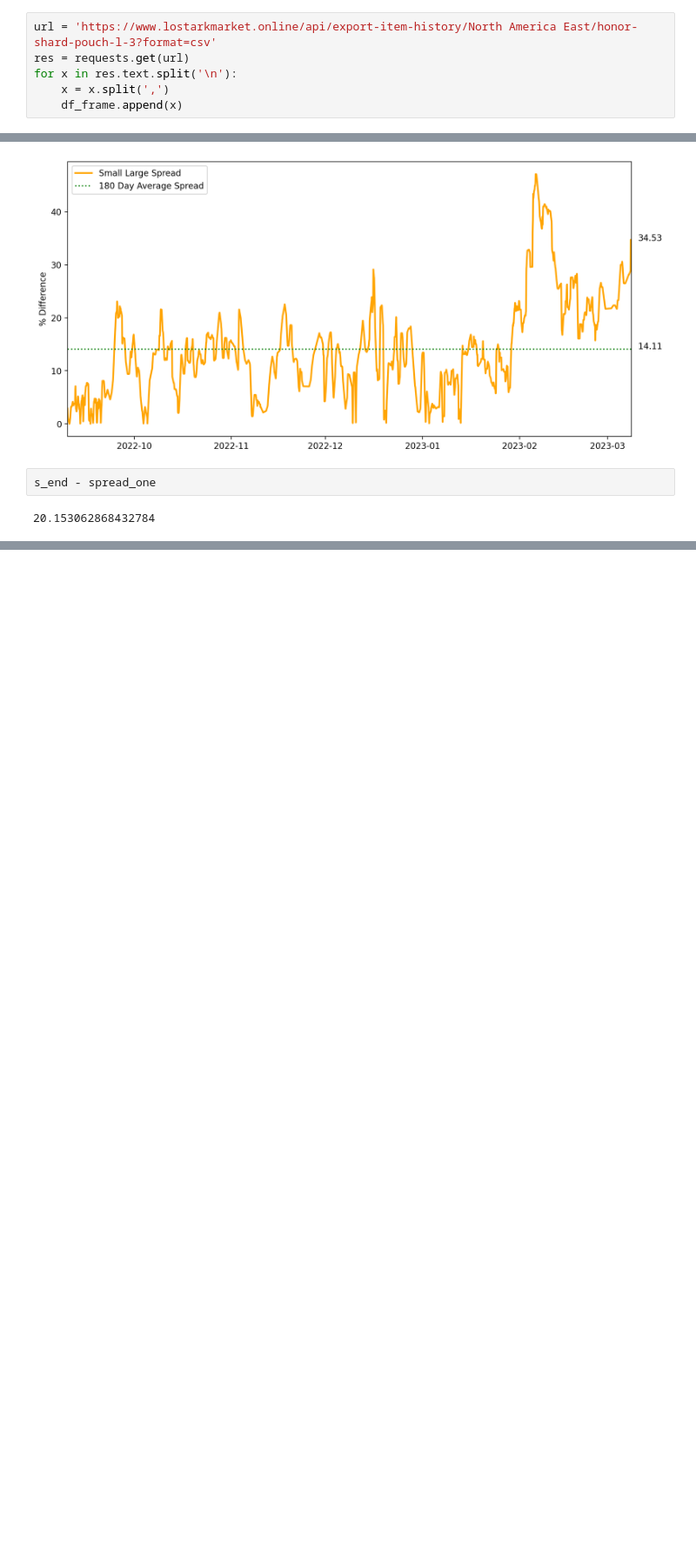
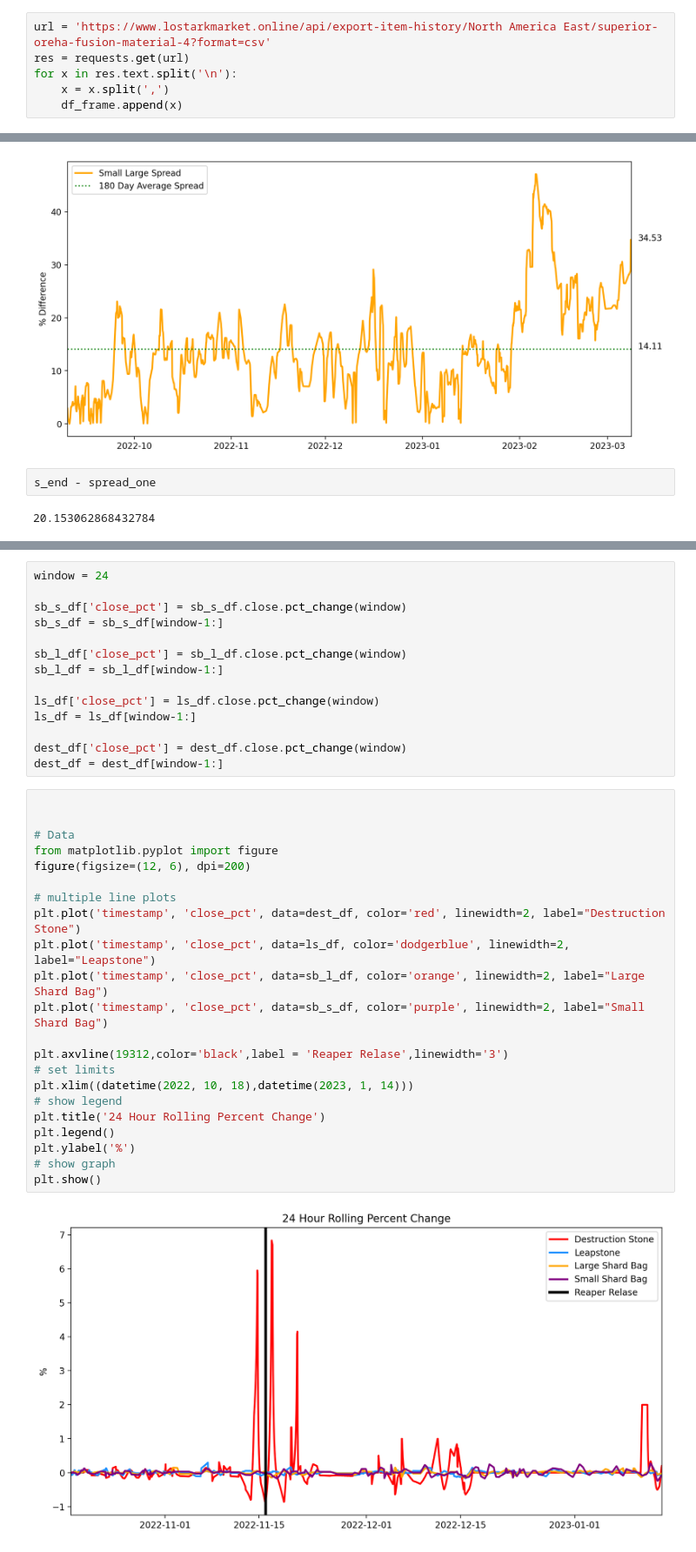
Before and after one commit to FunFighter/lost-ark-market-analysis, a Jupyter notebook: weeklytrend.ipynb, the cells around one changed output, grey strips where cells are left out. Shown at 87% size. Cells and saved outputs as stored; diff of their text form; blank space fills up the shorter version.

Commit message:
Update weeklytrend.ipynb
updated for crafting cost charting

```diff
--- a/weeklytrend.ipynb
+++ b/weeklytrend.ipynb
@@ -131,7 +131,7 @@ Starting download
 120/127
 125/127
 # %%
-url = 'https://www.lostarkmarket.online/api/export-item-history/North America East/honor-shard-pouch-l-3?format=csv'
+url = 'https://www.lostarkmarket.online/api/export-item-history/North America East/superior-oreha-fusion-material-4?format=csv'
 res = requests.get(url)
 for x in res.text.split('\n'):
     x = x.split(',')
@@ -454,0 +468,38 @@ s_end - spread_one
+# %%
+window = 24
+
+sb_s_df['close_pct'] = sb_s_df.close.pct_change(window)
+sb_s_df = sb_s_df[window-1:]
+
+sb_l_df['close_pct'] = sb_l_df.close.pct_change(window)
+sb_l_df = sb_l_df[window-1:]
+
+ls_df['close_pct'] = ls_df.close.pct_change(window)
+ls_df = ls_df[window-1:]
+
+dest_df['close_pct'] = dest_df.close.pct_change(window)
+dest_df = dest_df[window-1:]
+# %%
+
+
+# Data
+from matplotlib.pyplot import figure
+figure(figsize=(12, 6), dpi=200)
+
+# multiple line plots
+plt.plot('timestamp', 'close_pct', data=dest_df, color='red', linewidth=2, label="Destruction Stone")
+plt.plot('timestamp', 'close_pct', data=ls_df, color='dodgerblue', linewidth=2, label="Leapstone")
+plt.plot('timestamp', 'close_pct', data=sb_l_df, color='orange', linewidth=2, label="Large Shard Bag")
+plt.plot('timestamp', 'close_pct', data=sb_s_df, color='purple', linewidth=2, label="Small Shard Bag")
+
+plt.axvline(19312,color='black',label = 'Reaper Relase',linewidth='3')
+# set limits
+plt.xlim((datetime(2022, 10, 18),datetime(2023, 1, 14)))
+# show legend
+plt.title('24 Hour Rolling Percent Change')
+plt.legend()
+plt.ylabel('%')
+# show graph
+plt.show()
+# %% [output]
+[figure, added]
```
Also changed, not shown: parts of 25 cells of this notebook.
